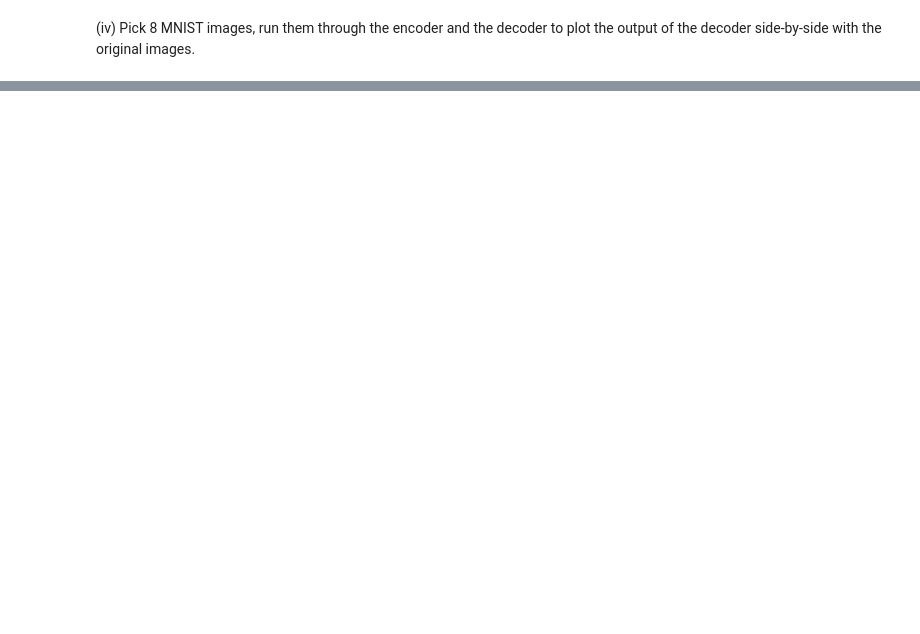
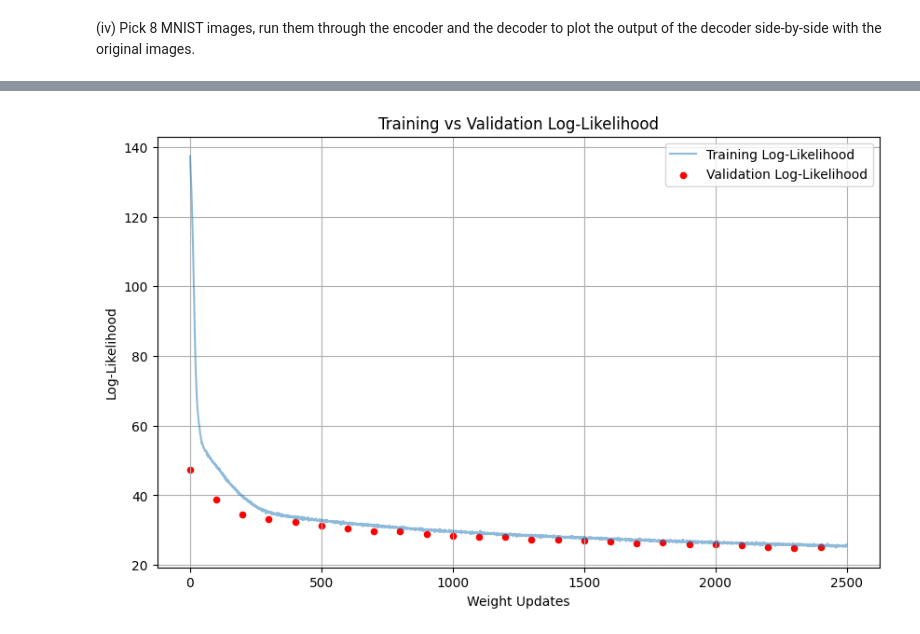
Before and after one commit to jbwenjoy/ESE-5460-Principals-of-Deep-Learning, a Jupyter notebook: hw5/ese546_hw5.ipynb, the cells around one changed output, grey strips where cells are left out. Drawn from its saved outputs; the diff is of its cells as text; code cells hidden in the pictures; blank space fills up the shorter version.

```diff
--- a/hw5/ese546_hw5.ipynb
+++ b/hw5/ese546_hw5.ipynb
@@ -218,31 +252,11 @@ def loss_function(model, x, mu, log_var):
 
     return -(expected_log_p - KLD), -expected_log_p, KLD
 
-# Training function
-def train_vae(model, train_loader, optimizer, epoch):
-    model.train()
-    train_loss = 0
-    total_expected_log_p = 0
-    total_kld = 0
-    num_batches = 0
-
-    for batch_idx, data in enumerate(train_loader):
-        data = data[0].to(device)
-        optimizer.zero_grad()
-
-        recon_batch, mu, log_var = model(data)
-        loss, expected_log_p, kld = loss_function(model, data, mu, log_var)
-
-        loss.backward()
-        train_loss += loss.item()
-        total_expected_log_p += expected_log_p.item()
-        total_kld += kld.item()
-        num_batches += 1
-
-        optimizer.step()
-
-    return (train_loss / num_batches,
-            total_expected_log_p / num_batches,
-            total_kld / num_batches)
+def compute_validation_likelihood(model, val_images):
+    model.eval()
+    with torch.no_grad():
+        recon_batch, mu, log_var = model(val_images.to(device))
+        _, log_likelihood, _ = loss_function(model, val_images.to(device), mu, log_var)
+    return log_likelihood.item()
 # %%
 # Setup training
@@ -459,3 +410,18 @@ plt.show()
+# %%
+# (vi) Plot validation performance
+
+plt.figure(figsize=(10, 6))
+plt.plot(train_log_likelihood, label='Training Log-Likelihood', alpha=0.5)
+plt.scatter(np.arange(0, len(train_log_likelihood), 100), val_log_likelihood,
+            label='Validation Log-Likelihood', color='red', s=20)
+plt.xlabel('Weight Updates')
+plt.ylabel('Log-Likelihood')
+plt.title('Training vs Validation Log-Likelihood')
+plt.legend()
+plt.grid(True)
+plt.show()
+# %% [output]
+[figure, added]
 # %%
 # Shut down if it's google colab
 # First sleep for a while so that changes to the notebook are saved
```
Also changed, not shown: parts of 9 cells of this notebook, 7 other files.
